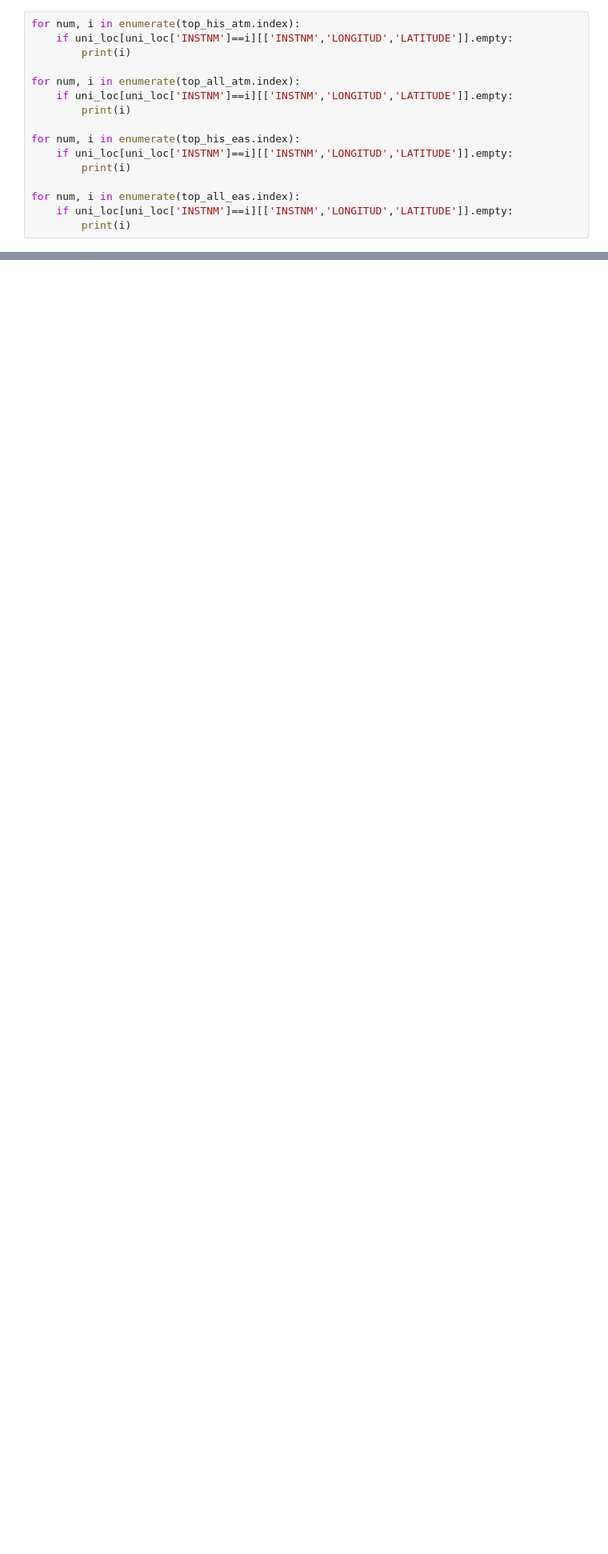
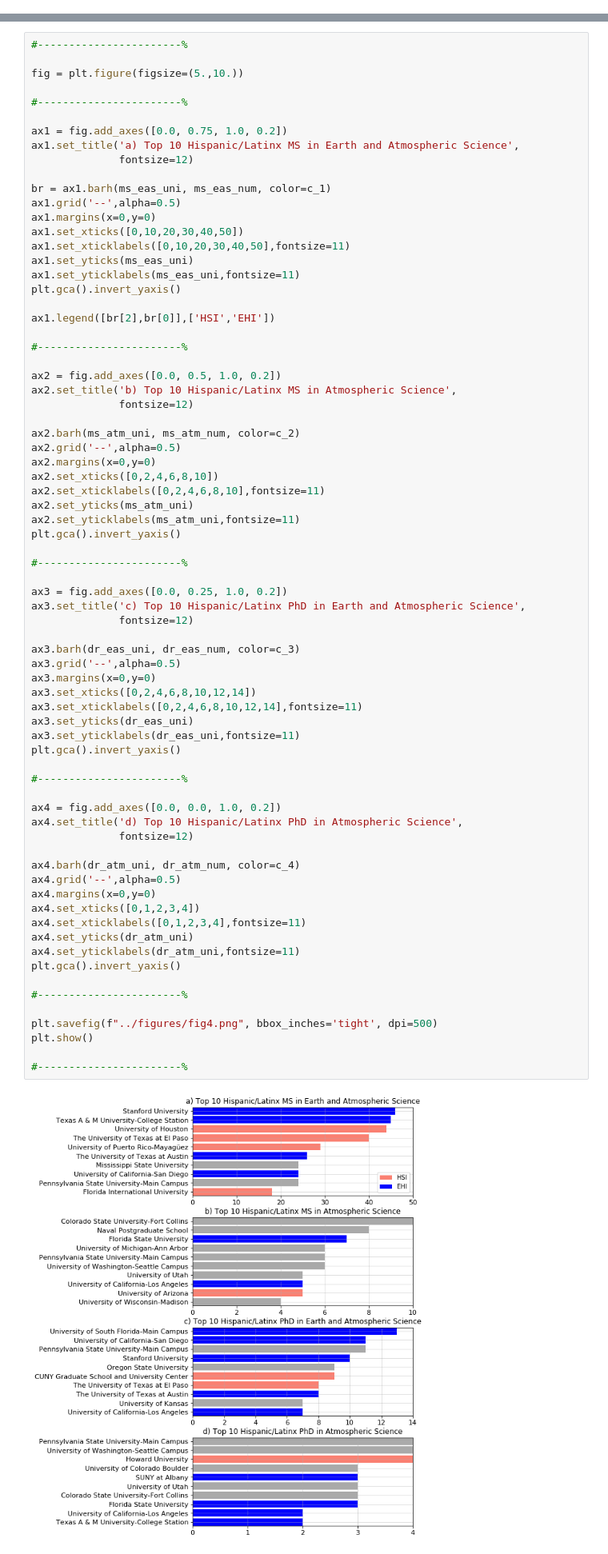
Before and after one commit to mariajmolina/state-of-latinx, a Jupyter notebook: notebooks/BAMS_figure4.ipynb, the cells around one changed output, grey strips where cells are left out. Shown: that part at 80% size. Drawn from its saved outputs; the diff is of its cells as text; blank space fills up the shorter version.

Commit message:
updated figures

```diff
--- a/notebooks/BAMS_figure4.ipynb
+++ b/notebooks/BAMS_figure4.ipynb
@@ -103,16 +28,0 @@ Identify school names that don't match lists
-# %%
-for num, i in enumerate(top_his_atm.index):
-    if uni_loc[uni_loc['INSTNM']==i][['INSTNM','LONGITUD','LATITUDE']].empty:
-        print(i)
-
-for num, i in enumerate(top_all_atm.index):
-    if uni_loc[uni_loc['INSTNM']==i][['INSTNM','LONGITUD','LATITUDE']].empty:
-        print(i)
-
-for num, i in enumerate(top_his_eas.index):
-    if uni_loc[uni_loc['INSTNM']==i][['INSTNM','LONGITUD','LATITUDE']].empty:
-        print(i)
-
-for num, i in enumerate(top_all_eas.index):
-    if uni_loc[uni_loc['INSTNM']==i][['INSTNM','LONGITUD','LATITUDE']].empty:
-        print(i)
@@ -293,0 +211,75 @@ plt.show()
+# %%
+#-----------------------%
+
+fig = plt.figure(figsize=(5.,10.))
+
+#-----------------------%
+
+ax1 = fig.add_axes([0.0, 0.75, 1.0, 0.2])
+ax1.set_title('a) Top 10 Hispanic/Latinx MS in Earth and Atmospheric Science',
+              fontsize=12)
+
+br = ax1.barh(ms_eas_uni, ms_eas_num, color=c_1)
+ax1.grid('--',alpha=0.5)
+ax1.margins(x=0,y=0)
+ax1.set_xticks([0,10,20,30,40,50])
+ax1.set_xticklabels([0,10,20,30,40,50],fontsize=11)
+ax1.set_yticks(ms_eas_uni)
+ax1.set_yticklabels(ms_eas_uni,fontsize=11)
+plt.gca().invert_yaxis()
+
+ax1.legend([br[2],br[0]],['HSI','EHI'])
+
+#-----------------------%
+
+ax2 = fig.add_axes([0.0, 0.5, 1.0, 0.2])
+ax2.set_title('b) Top 10 Hispanic/Latinx MS in Atmospheric Science',
+              fontsize=12)
+
+ax2.barh(ms_atm_uni, ms_atm_num, color=c_2)
+ax2.grid('--',alpha=0.5)
+ax2.margins(x=0,y=0)
+ax2.set_xticks([0,2,4,6,8,10])
+ax2.set_xticklabels([0,2,4,6,8,10],fontsize=11)
+ax2.set_yticks(ms_atm_uni)
+ax2.set_yticklabels(ms_atm_uni,fontsize=11)
+plt.gca().invert_yaxis()
+
+#-----------------------%
+
+ax3 = fig.add_axes([0.0, 0.25, 1.0, 0.2])
+ax3.set_title('c) Top 10 Hispanic/Latinx PhD in Earth and Atmospheric Science',
+              fontsize=12)
+
+ax3.barh(dr_eas_uni, dr_eas_num, color=c_3)
+ax3.grid('--',alpha=0.5)
+ax3.margins(x=0,y=0)
+ax3.set_xticks([0,2,4,6,8,10,12,14])
+ax3.set_xticklabels([0,2,4,6,8,10,12,14],fontsize=11)
+ax3.set_yticks(dr_eas_uni)
+ax3.set_yticklabels(dr_eas_uni,fontsize=11)
+plt.gca().invert_yaxis()
+
+#-----------------------%
+
+ax4 = fig.add_axes([0.0, 0.0, 1.0, 0.2])
+ax4.set_title('d) Top 10 Hispanic/Latinx PhD in Atmospheric Science',
+              fontsize=12)
+
+ax4.barh(dr_atm_uni, dr_atm_num, color=c_4)
+ax4.grid('--',alpha=0.5)
+ax4.margins(x=0,y=0)
+ax4.set_xticks([0,1,2,3,4])
+ax4.set_xticklabels([0,1,2,3,4],fontsize=11)
+ax4.set_yticks(dr_atm_uni)
+ax4.set_yticklabels(dr_atm_uni,fontsize=11)
+plt.gca().invert_yaxis()
+
+#-----------------------%
+
+plt.savefig(f"../figures/fig4.png", bbox_inches='tight', dpi=500)
+plt.show()
+
+#-----------------------%
+# %% [output]
+[figure, added]
```
Also changed, not shown: parts of 21 cells of this notebook, 7 other files.
